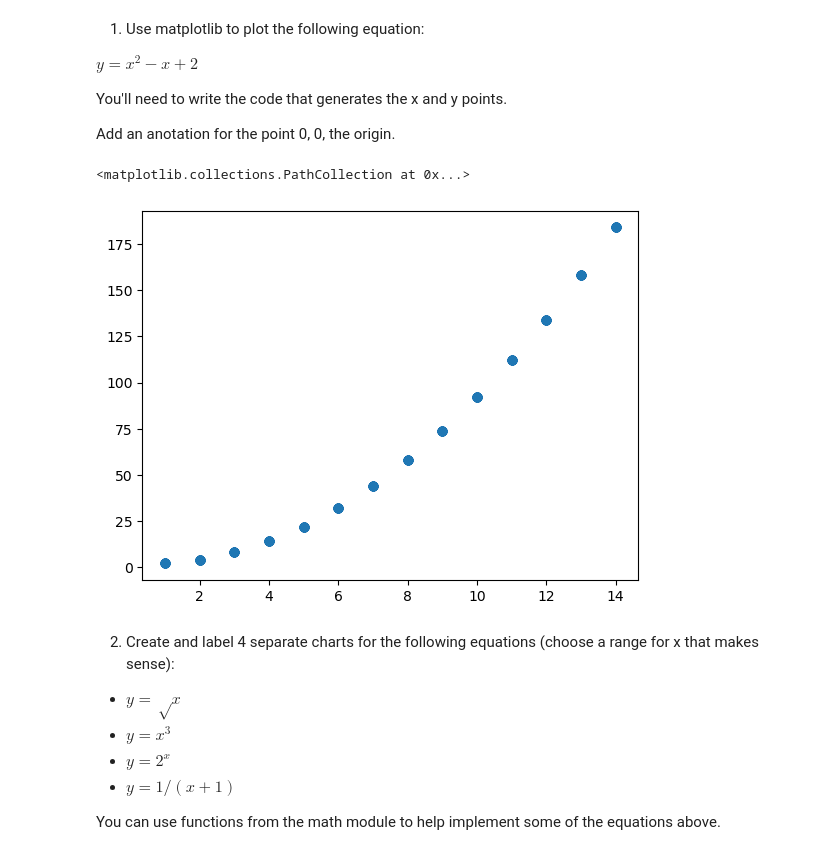
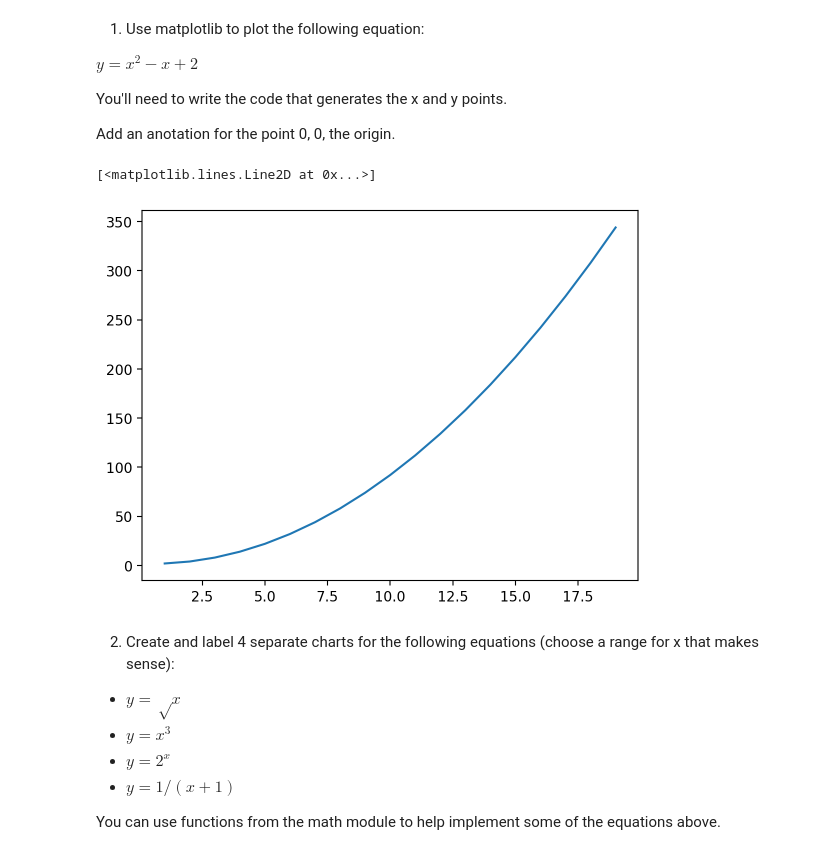
Before and after one commit to JoshuaHolt-Tech/numpy-pandas-visualization-exercises, a Jupyter notebook: matplotlib_exercises.ipynb, the cells around one changed output. Cells and saved outputs as stored; diff of their text form; code cells hidden in the pictures.

```diff
--- a/matplotlib_exercises.ipynb
+++ b/matplotlib_exercises.ipynb
@@ -16,11 +26,13 @@ x = np.random.randint(1, 15, size=500)
 y = [n**2 - n + 2 for n in x]
-# %%
-
-plt.annotate('Origin', xy=(0,0), xytext=(2, 50), arrowprops={'facecolor':'blue'})
-plt.scatter(x,y)
-# %% [output]
-<matplotlib.collections.PathCollection at 0x...>
-[figure, removed]
+# %%
+#Having these in the same cell seems important. Strange results if you seperate:
+
+#Origin is not plotting with xy=(0,0), unsure why.
+plt.annotate('Origin', xy=(0,1), xytext=(2, 50), arrowprops={'facecolor':'red'})
+plt.plot(x,y)
+# %% [output]
+[<matplotlib.lines.Line2D at 0x...>]
+[figure, added]
 # %% [markdown]
 2. Create and label 4 separate charts for the following equations (choose a range for x that makes sense):
 
```
Also changed, not shown: parts of 6 cells of this notebook, 1 other file.
